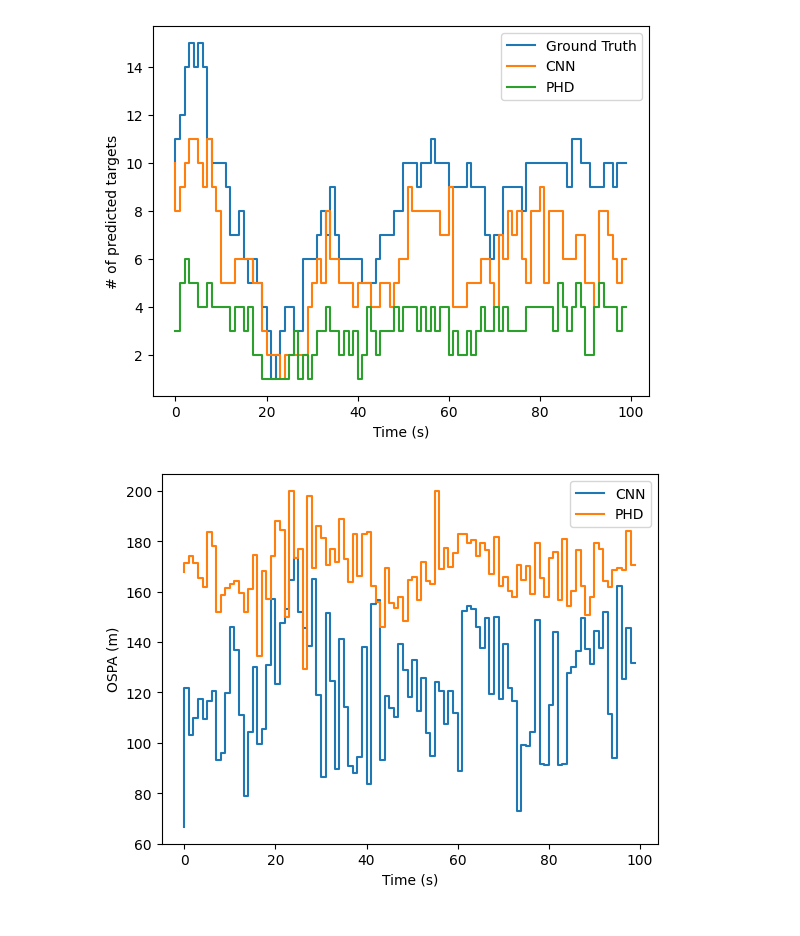
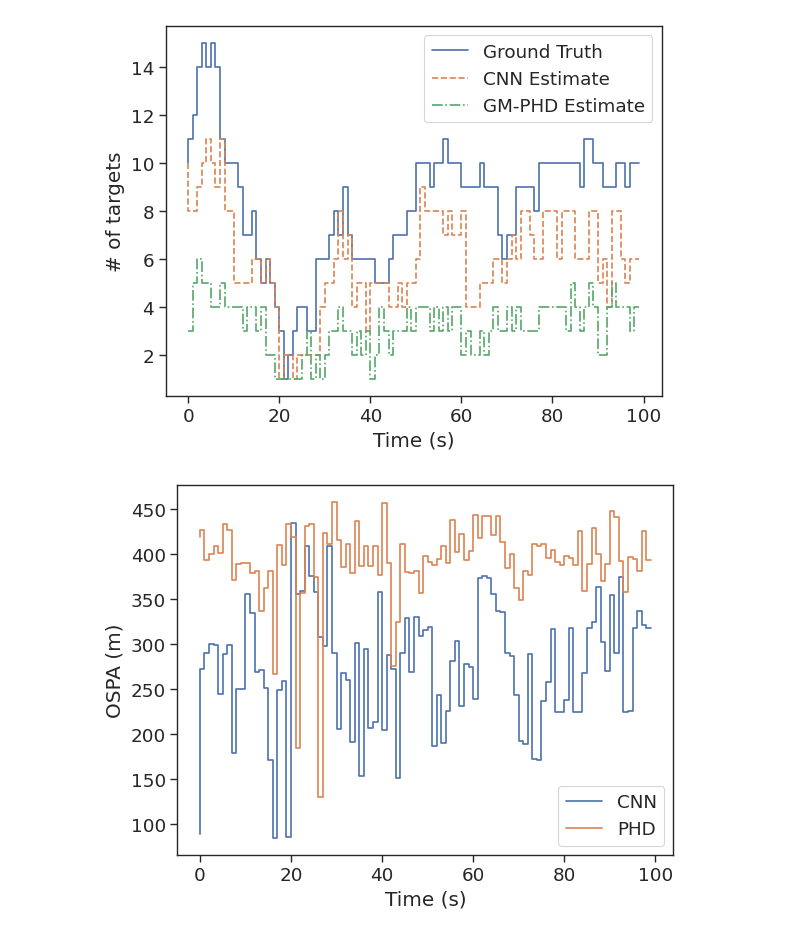
Before and after one commit to Damowerko/mtt, a Jupyter notebook: scripts/evaluate.ipynb, the cells around one changed output. Drawn from its saved outputs; the diff is of its cells as text; code cells hidden in the pictures.

```diff
--- a/scripts/evaluate.ipynb
+++ b/scripts/evaluate.ipynb
@@ -10,8 +10,8 @@ import pickle as pkl
 import torch
 import numpy as np
 import pandas as pd
+from matplotlib import pyplot as plt
 import seaborn as sns
-from matplotlib import pyplot as plt
 
 from mtt.data import OnlineDataset
 from mtt.models import load_model, Conv2dCoder
@@ -21,6 +21,7 @@ from mtt.simulator import Simulator
 from mtt.phd import phd_filter, positions_from_phd
 
 rng = np.random.default_rng()
+sns.set_theme("paper", "ticks", font_scale=1.5)  # type: ignore
 # %%
 scale = 1
 
@@ -112,32 +115,32 @@ card_phd = np.array([len(p) for p in predictions_phd])
 # %%
 # plot cardinality
 plt.step(np.arange(n), card_true, label="Ground Truth")
-plt.step(np.arange(n), card_cnn, label="CNN")
-plt.step(np.arange(n), card_phd, label="PHD")
+plt.step(np.arange(n), card_cnn, label="CNN Estimate", linestyle="dashed")
+plt.step(np.arange(n), card_phd, label="GM-PHD Estimate", linestyle="dashdot")
 plt.xlabel("Time (s)")
-plt.ylabel("# of predicted targets")
+plt.ylabel("# of targets")
 plt.legend()
-plt.savefig("../figures/cardinality.png")
+plt.savefig("../figures/cardinality.pdf")
 # %% [output]
-[figure, old version]
+[figure, new version]
 # %%
 ospa_cnn = []
 ospa_phd = []
 for idx in range(n):
     sensor_img, target_img, info = stacked[idx]
     target_positions = info[-1]["target_positions"]
-    ospa_cnn += [ospa(target_positions, predictions_cnn[idx], 200)]
-    ospa_phd += [ospa(target_positions, predictions_phd[idx], 200)]
+    ospa_cnn += [ospa(target_positions, predictions_cnn[idx], 500)]
+    ospa_phd += [ospa(target_positions, predictions_phd[idx], 500)]
 
 plt.figure()
 plt.step(np.arange(n), ospa_cnn, label="CNN")
 plt.step(np.arange(n), ospa_phd, label="PHD")
 plt.ylabel("OSPA (m)")
 plt.xlabel("Time (s)")
 plt.legend()
-plt.savefig("../figures/ospa.png")
+plt.savefig("../figures/ospa.pdf")
 # %% [output]
-[figure, old version]
+[figure, new version]
 # %%
 # plot CNN performance generalization
 df = pd.DataFrame(
```
Also changed, not shown: parts of 4 cells of this notebook, 4 other files.
